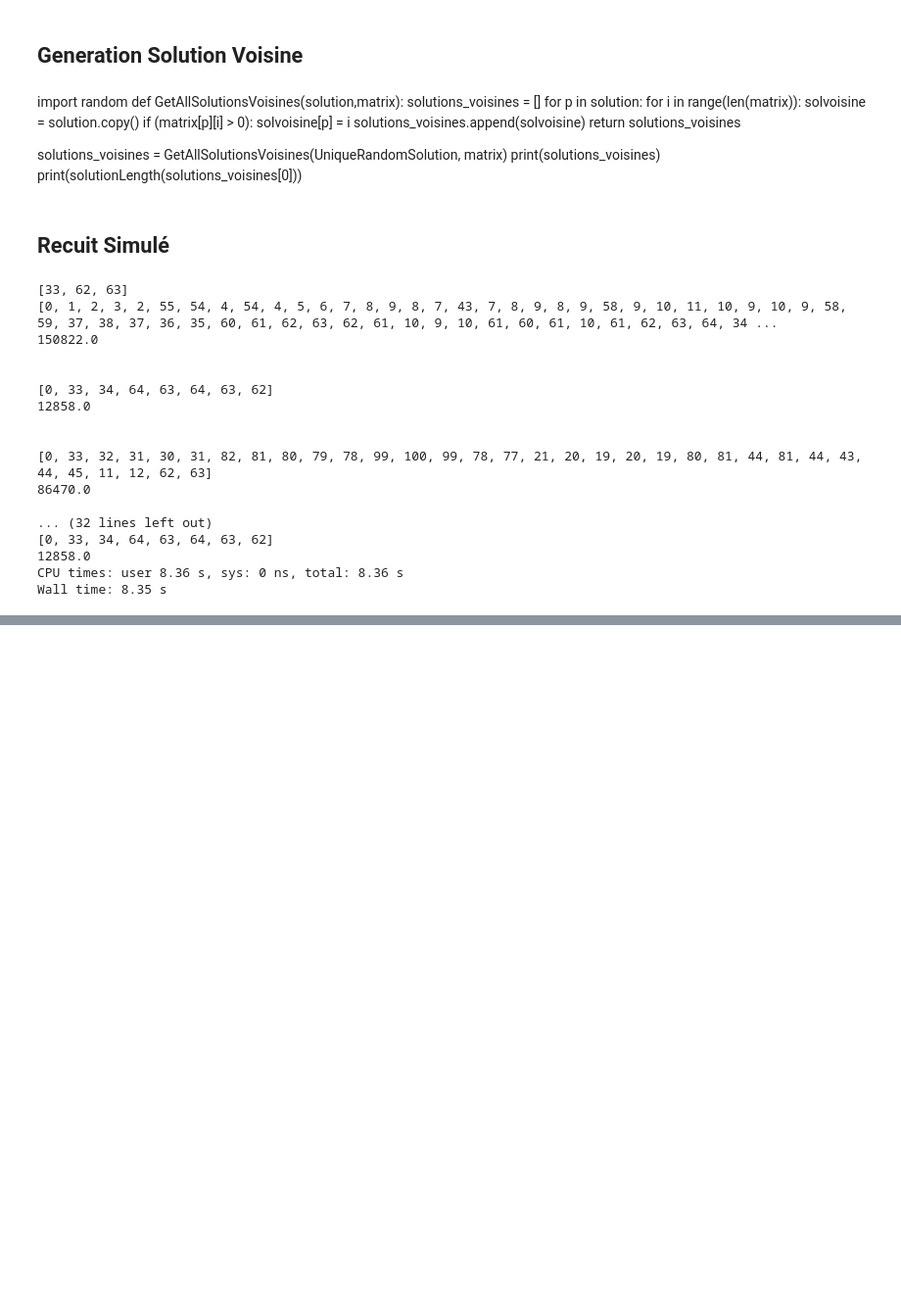
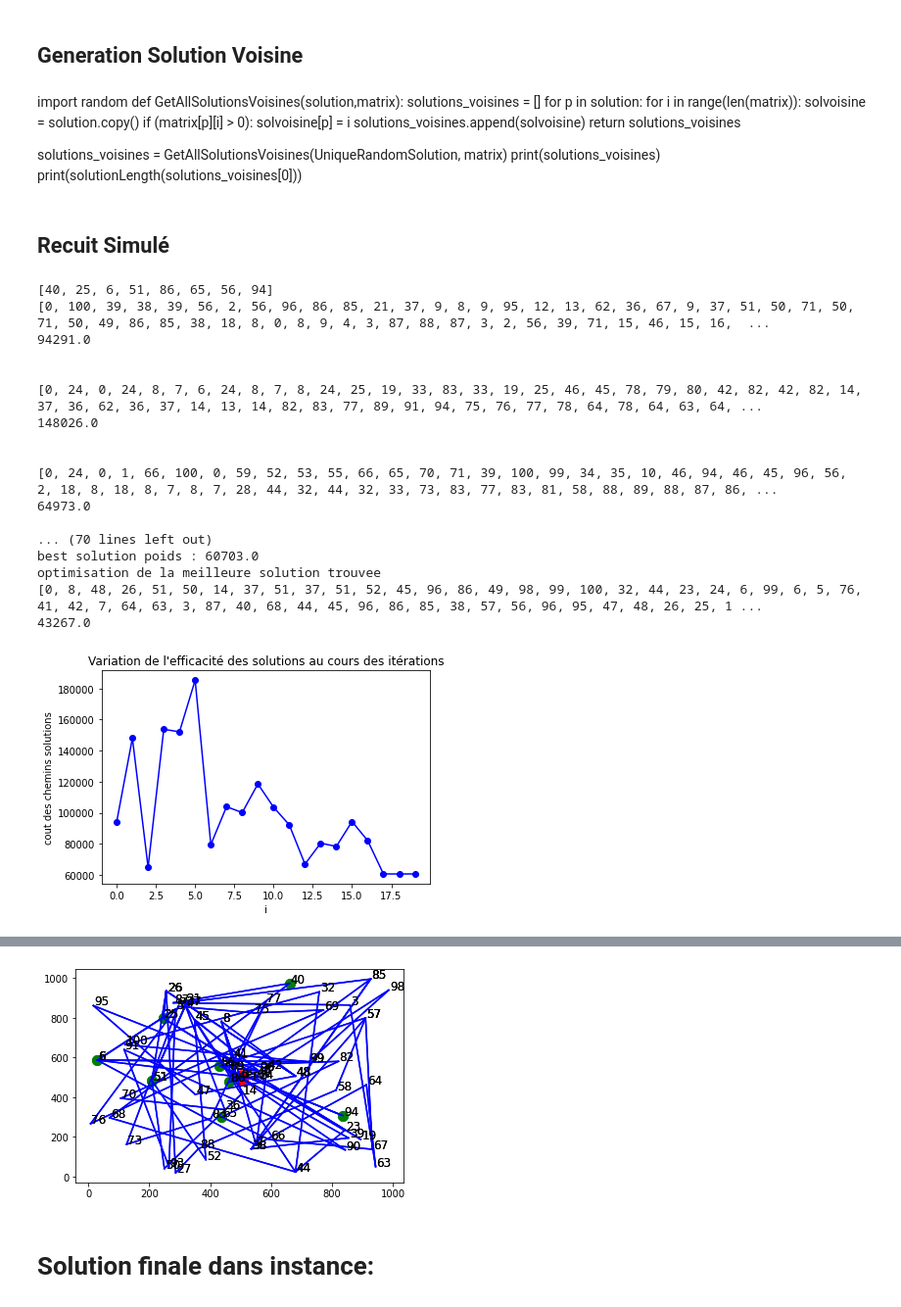
Before and after one commit to R1leMargoulin/projet_ADEME, a Jupyter notebook: Recuit_Simule.ipynb, the cells around one changed output, grey strips where cells are left out. Shown at 98% size. Cells and saved outputs as stored; diff of their text form; code cells hidden in the pictures; blank space fills up the shorter version.

```diff
--- a/Recuit_Simule.ipynb
+++ b/Recuit_Simule.ipynb
@@ -212,6 +229,21 @@ def remove_useless_subpaths(solution, package):
         verif = verif_Not_Useless_Path(solution, package)
     return solution
 
+def plotAS(liste, listePoint, ):
+    value = []
+    index = []
+    for i in range(len(liste)):
+        value.append(liste[i][1])
+        index.append(i)
+    plt.plot(index, value, 'bo')
+    plt.title("Variation de l'efficacité des solutions au cours des itérations")
+    plt.xlabel('i')
+    plt.ylabel('cout des chemins solutions')
+    for i in range(len(index)-1):
+        x = (i, i+1)
+        y = (value[i], value[i+1])
+        plt.plot(x, y,"b", linestyle="solid")
+    plt.show()
 
 
 
@@ -225,7 +257,7 @@ def TempReductionGeometric(currTemp, alpha):
 def TempReductionsLowDecrease(currTemp, alpha):
     currTemp = currTemp / (1 + beta * currTemp)
 
-def SimulatedAnnealing(matrix, package, init_solution, init_temp, final_temp, iterationPerTemp = 100, alpha=10, beta=5):
+def SimulatedAnnealing(matrix, package, listepoint, init_solution, init_temp, final_temp, iterationPerTemp = 100, alpha=10, beta=5):
     print(package)
     list_solution_cost = []
     currTemp = init_temp
@@ -246,43 +278,46 @@ def SimulatedAnnealing(matrix, package, init_solution, init_temp, final_temp, it
         # decrement the temperature
         list_solution_cost.append([solution, solutionLength(solution)])
         currTemp -= alpha
         print(solution)
         print(solutionLength(solution))
         print("\n")
     cost_mini = None
     best_solution = None
     for i in range(len(list_solution_cost)):
         if (i == 0):
             cost_mini = list_solution_cost[i][1]
             best_solution = list_solution_cost[i][0]
         elif(list_solution_cost[i][1] < cost_mini):
             cost_mini = list_solution_cost[i][1]
             best_solution = list_solution_cost[i][0]
     print("best solution : " + str(best_solution))
     print("best solution poids : " + str(cost_mini))
     print("optimisation de la meilleure solution trouvee")
     print(remove_useless_subpaths(best_solution, package))
     print(solutionLength(best_solution))
+    plotAS(list_solution_cost,listepoint)
+    traceSolution(best_solution,package, pointList)
     return best_solution
 
 
 
-SimulatedAnnealing(matrix, package, UniqueRandomSolution, 100, 1, iterationPerTemp = 50, alpha=10)
+traceSolution(SimulatedAnnealing(matrix, package, pointList, UniqueRandomSolution, 100, 1, iterationPerTemp = 50, alpha=5),package, pointList)
 # %% [output]
-[33, 62, 63]
-[0, 1, 2, 3, 2, 55, 54, 4, 54, 4, 5, 6, 7, 8, 9, 8, 7, 43, 7, 8, 9, 8, 9, 58, 9, 10, 11, 10, 9, 10, 9, 58, 59, 37, 38, 37, 36, 35, 60, 61, 62, 63, 62, 61, 10, 9, 10, 61, 60, 61, 10, 61, 62, 63, 64, 34 ...
-150822.0
+[40, 25, 6, 51, 86, 65, 56, 94]
+[0, 100, 39, 38, 39, 56, 2, 56, 96, 86, 85, 21, 37, 9, 8, 9, 95, 12, 13, 62, 36, 67, 9, 37, 51, 50, 71, 50, 71, 50, 49, 86, 85, 38, 18, 8, 0, 8, 9, 4, 3, 87, 88, 87, 3, 2, 56, 39, 71, 15, 46, 15, 16,  ...
+94291.0
 
 
-[0, 33, 34, 64, 63, 64, 63, 62]
-12858.0
+[0, 24, 0, 24, 8, 7, 6, 24, 8, 7, 8, 24, 25, 19, 33, 83, 33, 19, 25, 46, 45, 78, 79, 80, 42, 82, 42, 82, 14, 37, 36, 62, 36, 37, 14, 13, 14, 82, 83, 77, 89, 91, 94, 75, 76, 77, 78, 64, 78, 64, 63, 64, ...
+148026.0
 
 
-[0, 33, 32, 31, 30, 31, 82, 81, 80, 79, 78, 99, 100, 99, 78, 77, 21, 20, 19, 20, 19, 80, 81, 44, 81, 44, 43, 44, 45, 11, 12, 62, 63]
-86470.0
+[0, 24, 0, 1, 66, 100, 0, 59, 52, 53, 55, 66, 65, 70, 71, 39, 100, 99, 34, 35, 10, 46, 94, 46, 45, 96, 56, 2, 18, 8, 18, 8, 7, 8, 7, 28, 44, 32, 44, 32, 33, 73, 83, 77, 83, 81, 58, 88, 89, 88, 87, 86, ...
+64973.0
 
-... (32 lines left out)
-[0, 33, 34, 64, 63, 64, 63, 62]
-12858.0
-CPU times: user 8.36 s, sys: 0 ns, total: 8.36 s
-Wall time: 8.35 s
+... (70 lines left out)
+best solution poids : 60703.0
+optimisation de la meilleure solution trouvee
+[0, 8, 48, 26, 51, 50, 14, 37, 51, 37, 51, 52, 45, 96, 86, 49, 98, 99, 100, 32, 44, 23, 24, 6, 99, 6, 5, 76, 41, 42, 7, 64, 63, 3, 87, 40, 68, 44, 45, 96, 86, 85, 38, 57, 56, 96, 95, 47, 48, 26, 25, 1 ...
+43267.0
+[figure, added]
@@ -289,0 +326,6 @@ Wall time: 8.35 s
+[figure, added]
+# %% [markdown]
+
+
+
+# Solution finale dans instance:
```
Also changed, not shown: parts of 6 cells of this notebook, 1 other file.
